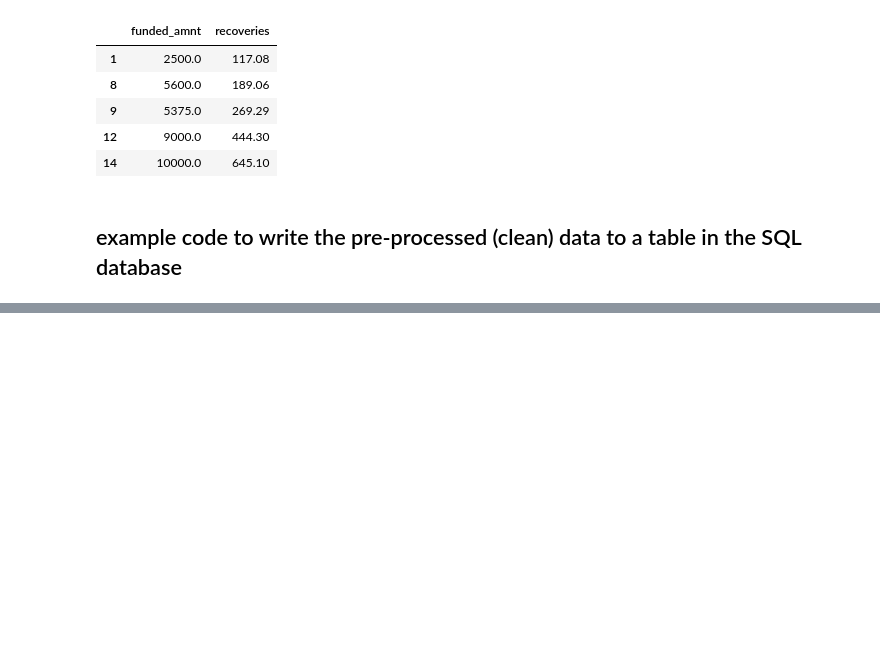
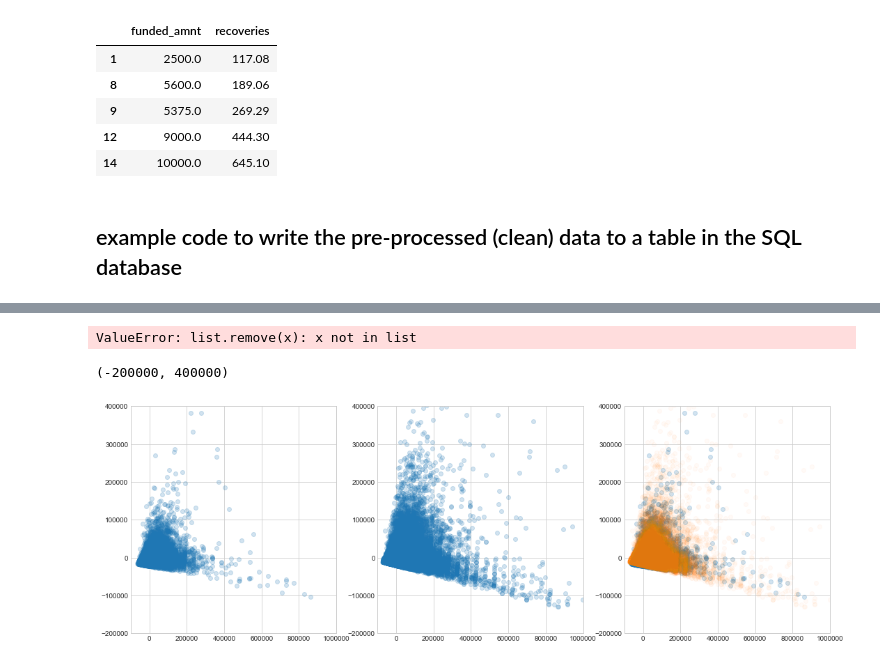
Before and after one commit to pandrewg/Lending-Club, a Jupyter notebook: prelim-exploration.ipynb, the cells around one changed output, grey strips where cells are left out. Drawn from its saved outputs; the diff is of its cells as text; code cells hidden in the pictures; blank space fills up the shorter version.

```diff
--- a/prelim-exploration.ipynb
+++ b/prelim-exploration.ipynb
@@ -296,0 +365,25 @@ charged_off[['funded_amnt','recoveries']].head()
+# %%
+numerical.remove('revol_util')
+# %% [output]
+ValueError: list.remove(x): x not in list
+# %%
+co = PCA(n_components=2).fit_transform(charged_off1[numerical])
+fp = PCA(n_components=2).fit_transform(fully_paid1[numerical])
+# %%
+fig, (ax1,ax2,ax3) = plt.subplots(1,3,figsize=(18,6))
+
+ax1.scatter(co[:,0],co[:,1],alpha=0.2)
+ax1.set_xlim([-100000,1000000])
+ax1.set_ylim([-200000,400000])
+
+ax2.scatter(fp[:,0],fp[:,1],alpha=0.2)
+ax2.set_xlim([-100000,1000000])
+ax2.set_ylim([-200000,400000])
+
+ax3.scatter(co[:,0],co[:,1],alpha=0.2)
+ax3.scatter(fp[:,0],fp[:,1],alpha=0.03)
+ax3.set_xlim([-100000,1000000])
+ax3.set_ylim([-200000,400000])
+# %% [output]
+(-200000, 400000)
+[figure, added]
```
Also changed, not shown: parts of 8 cells of this notebook, 5 other files.
